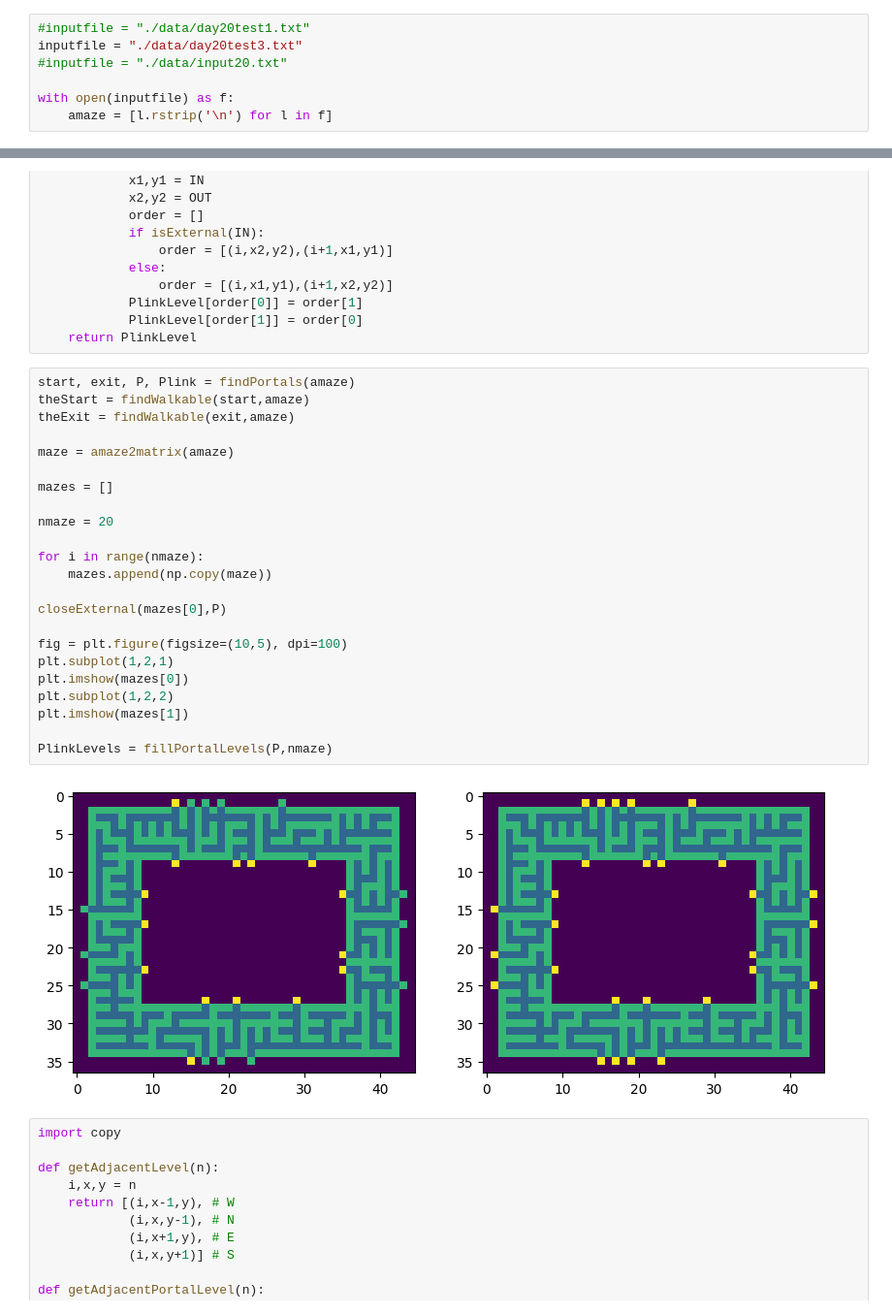
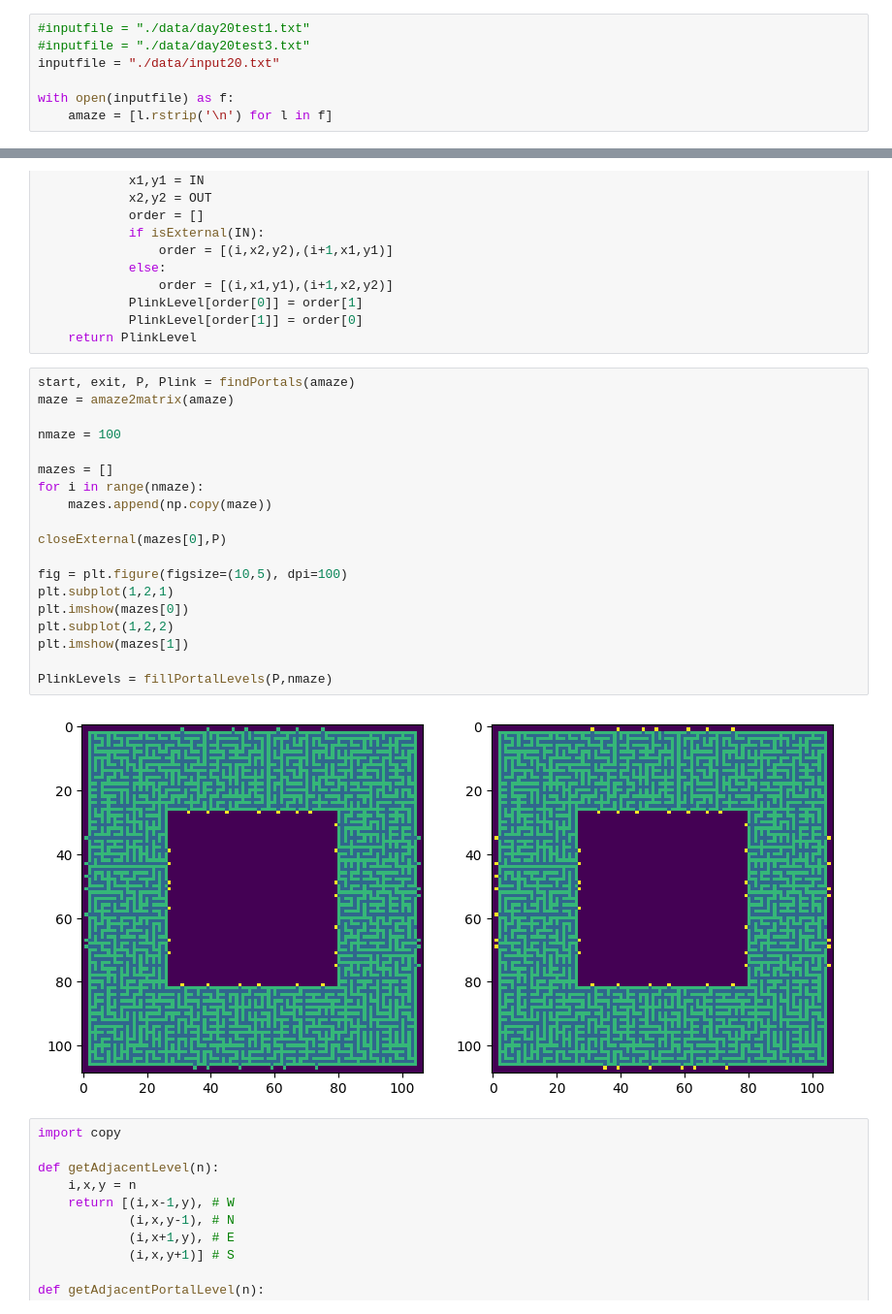
Before and after one commit to marcodelmastro/AdventOfCode2019, a Jupyter notebook: Day 20.ipynb, the cells around one changed output, grey strips where cells are left out. Shown: that part at 97% size. Cells and saved outputs as stored; diff of their text form.

```diff
--- a/Day 20.ipynb
+++ b/Day 20.ipynb
@@ -257,8 +225,8 @@ plt.imshow(mazepath)
 Mapping position as (i,x,y) where i = level
 # %%
 #inputfile = "./data/day20test1.txt"
-inputfile = "./data/day20test3.txt"
-#inputfile = "./data/input20.txt"
+#inputfile = "./data/day20test3.txt"
+inputfile = "./data/input20.txt"
 
 with open(inputfile) as f:
     amaze = [l.rstrip('\n') for l in f]
@@ -299,29 +267,25 @@ def fillPortalLevels(P,nlevel):
     return PlinkLevel
 # %%
 start, exit, P, Plink = findPortals(amaze)
-theStart = findWalkable(start,amaze)
-theExit = findWalkable(exit,amaze)
-
 maze = amaze2matrix(amaze)
 
+nmaze = 100
+
 mazes = []
-
-nmaze = 20
-
 for i in range(nmaze):
     mazes.append(np.copy(maze))
 
 closeExternal(mazes[0],P)
 
 fig = plt.figure(figsize=(10,5), dpi=100)
 plt.subplot(1,2,1)
 plt.imshow(mazes[0])
 plt.subplot(1,2,2)
 plt.imshow(mazes[1])
 
 PlinkLevels = fillPortalLevels(P,nmaze)
 # %% [output]
-[figure, old version]
+[figure, new version]
 # %%
 import copy
 
```
Also changed, not shown: parts of 9 cells of this notebook, 1 other file.
